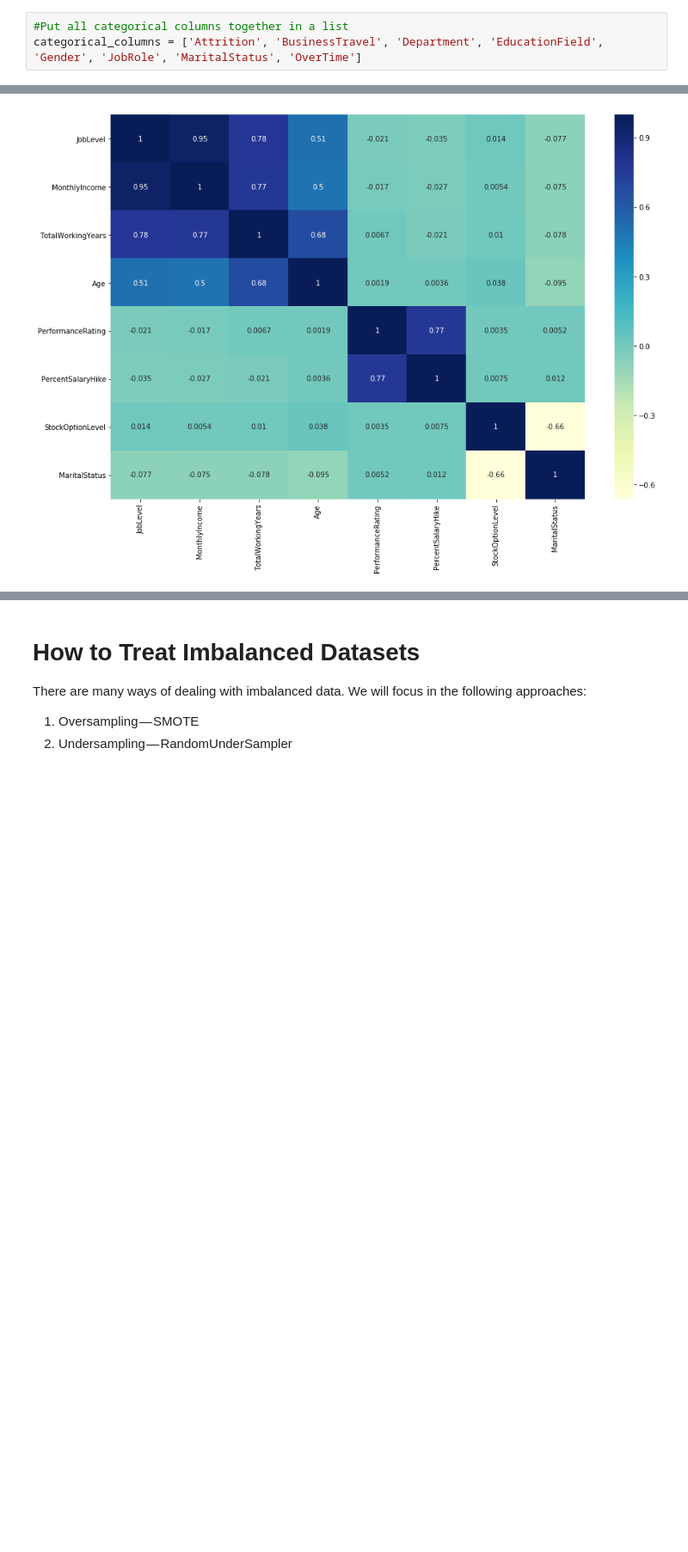
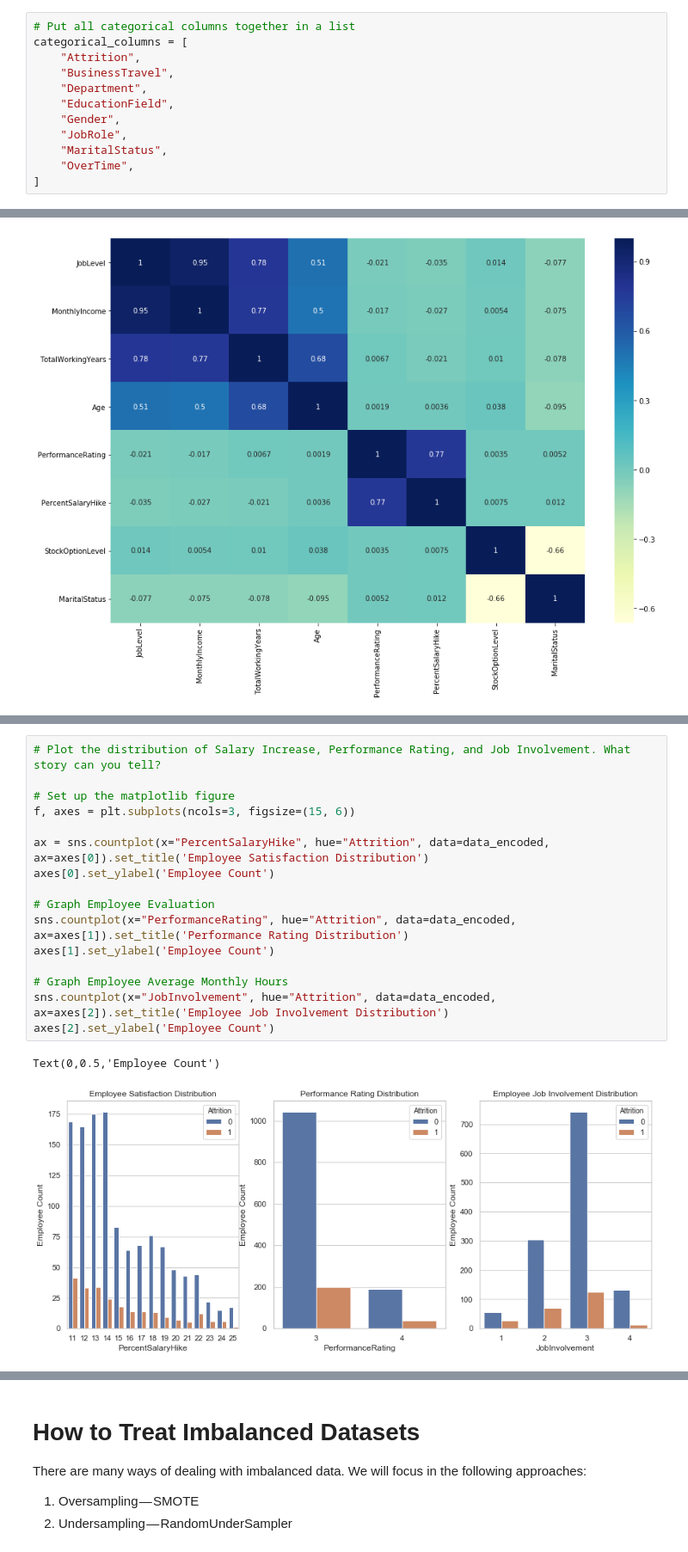
Before and after one commit to katiecao1/employee-attrition, a Jupyter notebook: Notebook.ipynb, the cells around one changed output, grey strips where cells are left out. Shown: that part at 86% size. Drawn from its saved outputs; the diff is of its cells as text; blank space fills up the shorter version.

```diff
--- a/Notebook.ipynb
+++ b/Notebook.ipynb
@@ -170,4 +144,13 @@ df.drop(columns,inplace=True,axis=1)
 # %%
-#Put all categorical columns together in a list
-categorical_columns = ['Attrition', 'BusinessTravel', 'Department', 'EducationField', 'Gender', 'JobRole', 'MaritalStatus', 'OverTime']
+# Put all categorical columns together in a list
+categorical_columns = [
+    "Attrition",
+    "BusinessTravel",
+    "Department",
+    "EducationField",
+    "Gender",
+    "JobRole",
+    "MaritalStatus",
+    "OverTime",
+]
 # %%
@@ -521,0 +292,19 @@ Text(0,0.5,'Count')
+# %%
+# Plot the distribution of Salary Increase, Performance Rating, and Job Involvement. What story can you tell?
+
+# Set up the matplotlib figure
+f, axes = plt.subplots(ncols=3, figsize=(15, 6))
+
+ax = sns.countplot(x="PercentSalaryHike", hue="Attrition", data=data_encoded, ax=axes[0]).set_title('Employee Satisfaction Distribution')
+axes[0].set_ylabel('Employee Count')
+
+# Graph Employee Evaluation
+sns.countplot(x="PerformanceRating", hue="Attrition", data=data_encoded, ax=axes[1]).set_title('Performance Rating Distribution')
+axes[1].set_ylabel('Employee Count')
+
+# Graph Employee Average Monthly Hours
+sns.countplot(x="JobInvolvement", hue="Attrition", data=data_encoded, ax=axes[2]).set_title('Employee Job Involvement Distribution')
+axes[2].set_ylabel('Employee Count')
+# %% [output]
+Text(0,0.5,'Employee Count')
+[figure, added]
```
Also changed, not shown: parts of 78 cells of this notebook.
